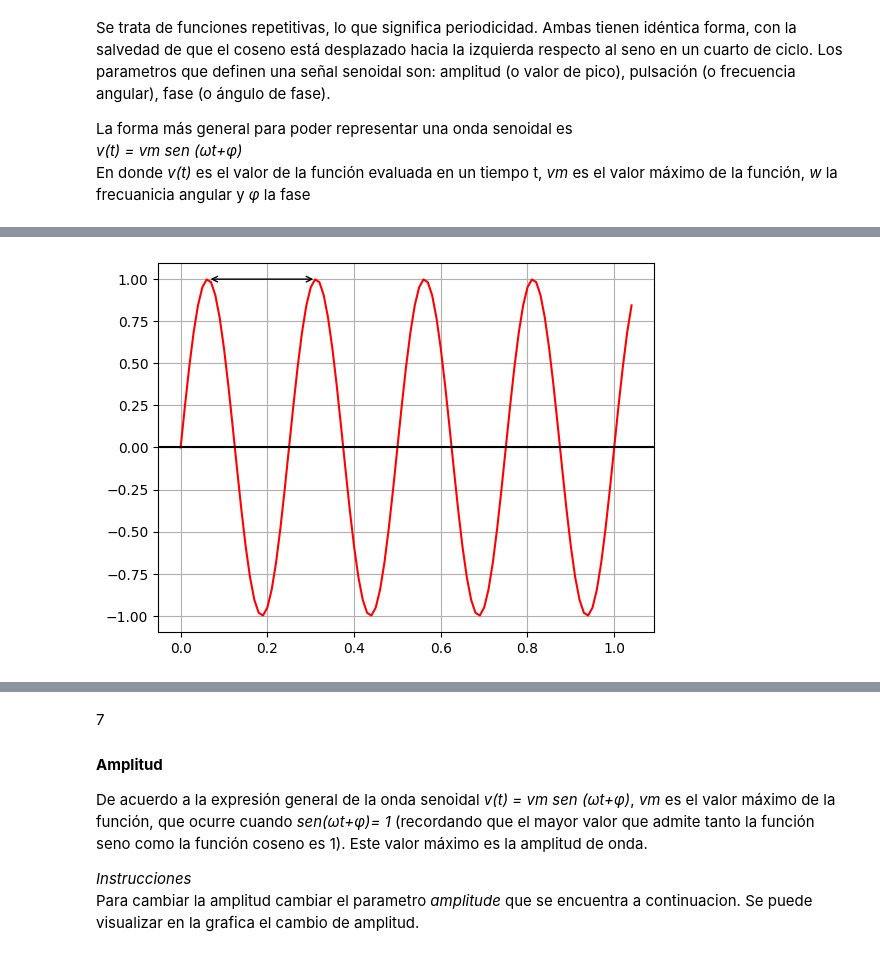
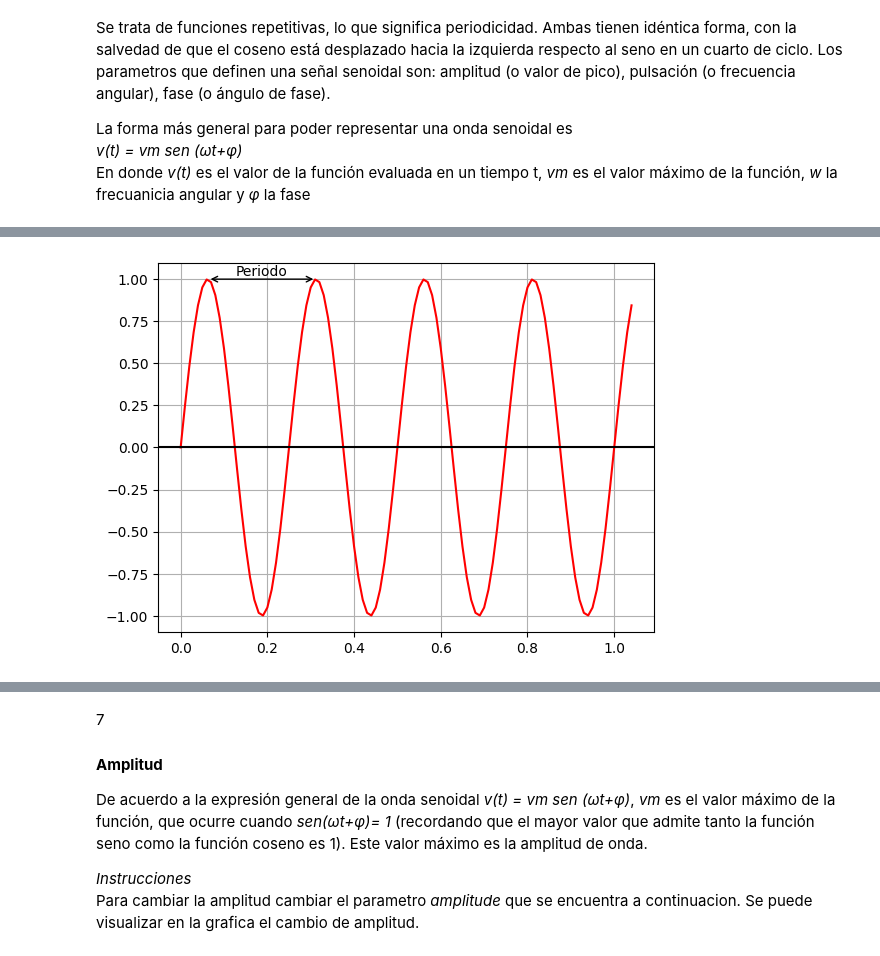
Before and after one commit to RodrigoGarciaNunez/Ondas, a Jupyter notebook: signal/Propeidades de las redes senoidales.ipynb, the cells around one changed output, grey strips where cells are left out. Saved outputs shown, nothing was run; the diff lists cells and outputs as text; code cells hidden in the pictures.

```diff
--- a/signal/Propeidades de las redes senoidales.ipynb
+++ b/signal/Propeidades de las redes senoidales.ipynb
@@ -85,21 +83,20 @@ Cabe mencionar que el periodo y la frecuencia se encuentran relacionados por una
 # %%
 #4
-frequency = 4
+frequency = 2
 
 x = [i*step+x_min for i in range(0, int((1.05-x_min)//step))]
 y = [sine_wave(1, frequency, 0, time) for time in x]
 plt.plot(x,y,'r')
 plt.axhline(y=0, color='k')
 plt.grid()
-
+plt.text((((pi/2)/((2*pi)*frequency))+((5*pi/2)/((2*pi)*frequency)))/2,1.02,"Periodo",horizontalalignment='center')
 plt.annotate("",xy=(((pi/2)/((2*pi)*frequency)), 1), xycoords='data',
             xytext=(((5*pi/2)/((2*pi)*frequency)), 1), textcoords='data',
-            arrowprops=dict(arrowstyle="<->",
-                            connectionstyle="arc3"),
+            arrowprops=dict(arrowstyle="<->", connectionstyle="arc3"),
             )
 plt.show()
 # %% [output]
-[figure, old version]
+[figure, new version]
 # %% [markdown]
 5
 #### **Frecuencia**
```
Also changed, not shown: parts of 6 cells of this notebook.
